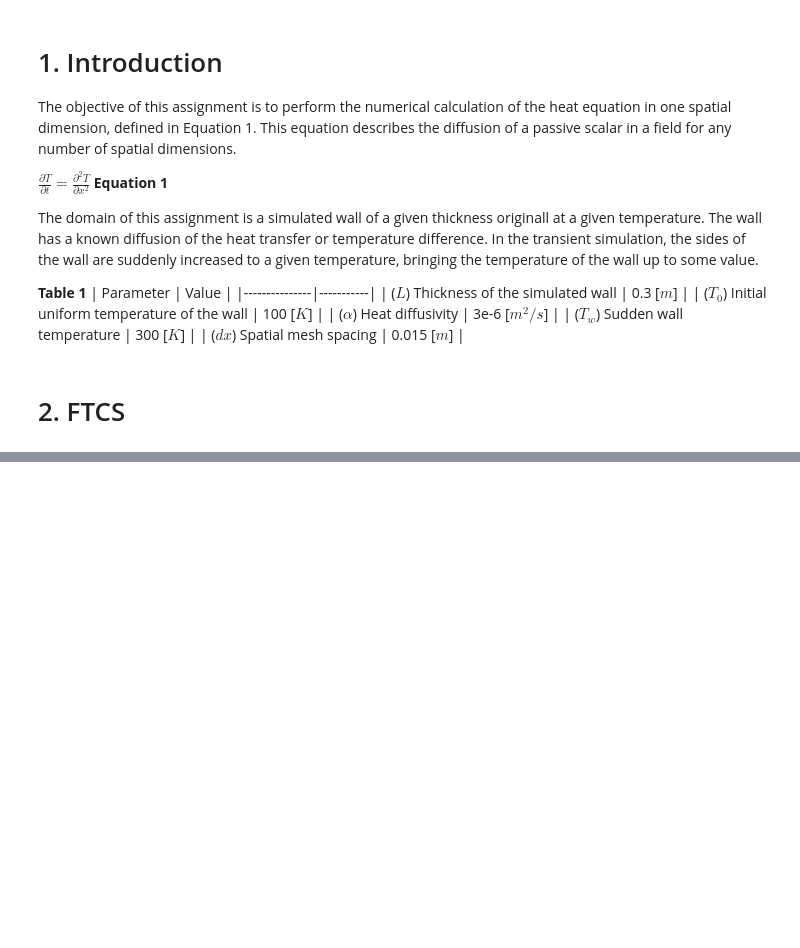
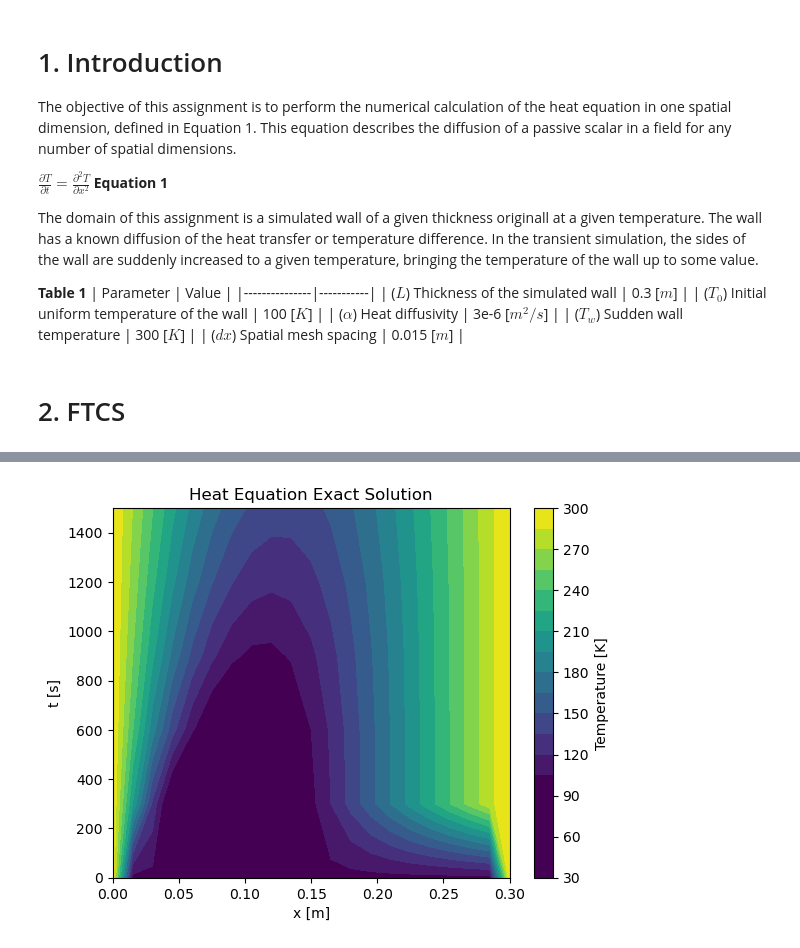
Before and after one commit to mhland10/me5653_CFD_repo, a Jupyter notebook: hw/hw2/HW2.ipynb, the cells around one changed output, grey strips where cells are left out. Saved outputs shown, nothing was run; the diff lists cells and outputs as text; code cells hidden in the pictures; blank space fills up the shorter version.

Commit message:
Finished HW2 w/out exact solution

```diff
--- a/hw/hw2/HW2.ipynb
+++ b/hw/hw2/HW2.ipynb
@@ -63,0 +91,19 @@ array([[300.        , 100.        , 100.        , ..., 100.        ,
+# %%
+x = heatEq_FTCS_a.x
+y = heatEq_FTCS_a.t[np.mod( heatEq_FTCS_a.t , 5 * 60 )==0]
+X , Y = np.meshgrid( x , y )
+
+Z = heatEq_FTCS_a.u_exact[np.mod( heatEq_FTCS_a.t , 5 * 60 )==0]
+
+contour = plt.contourf( X , Y , Z , levels = 25 , cmap = 'viridis' , vmin = 100 , vmax = 300 )
+
+plt.title("Heat Equation Exact Solution")
+plt.xlabel("x [m]")
+plt.ylabel("t [s]")
+
+cbar = plt.colorbar( contour )
+cbar.set_label( "Temperature [K]" )
+
+plt.show()
+# %% [output]
+[figure, added]
```
Also changed, not shown: parts of 24 cells of this notebook, 1 other file.
